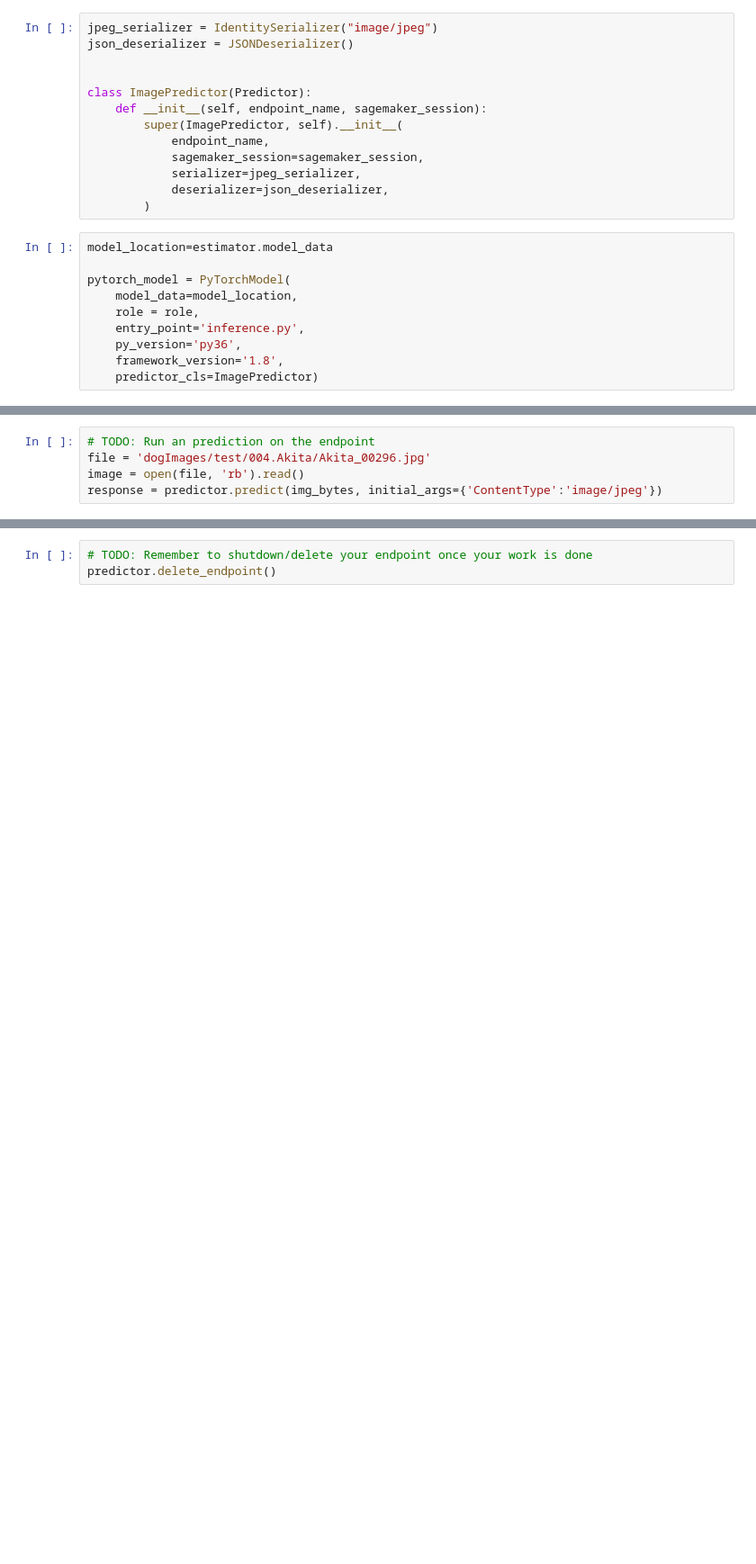
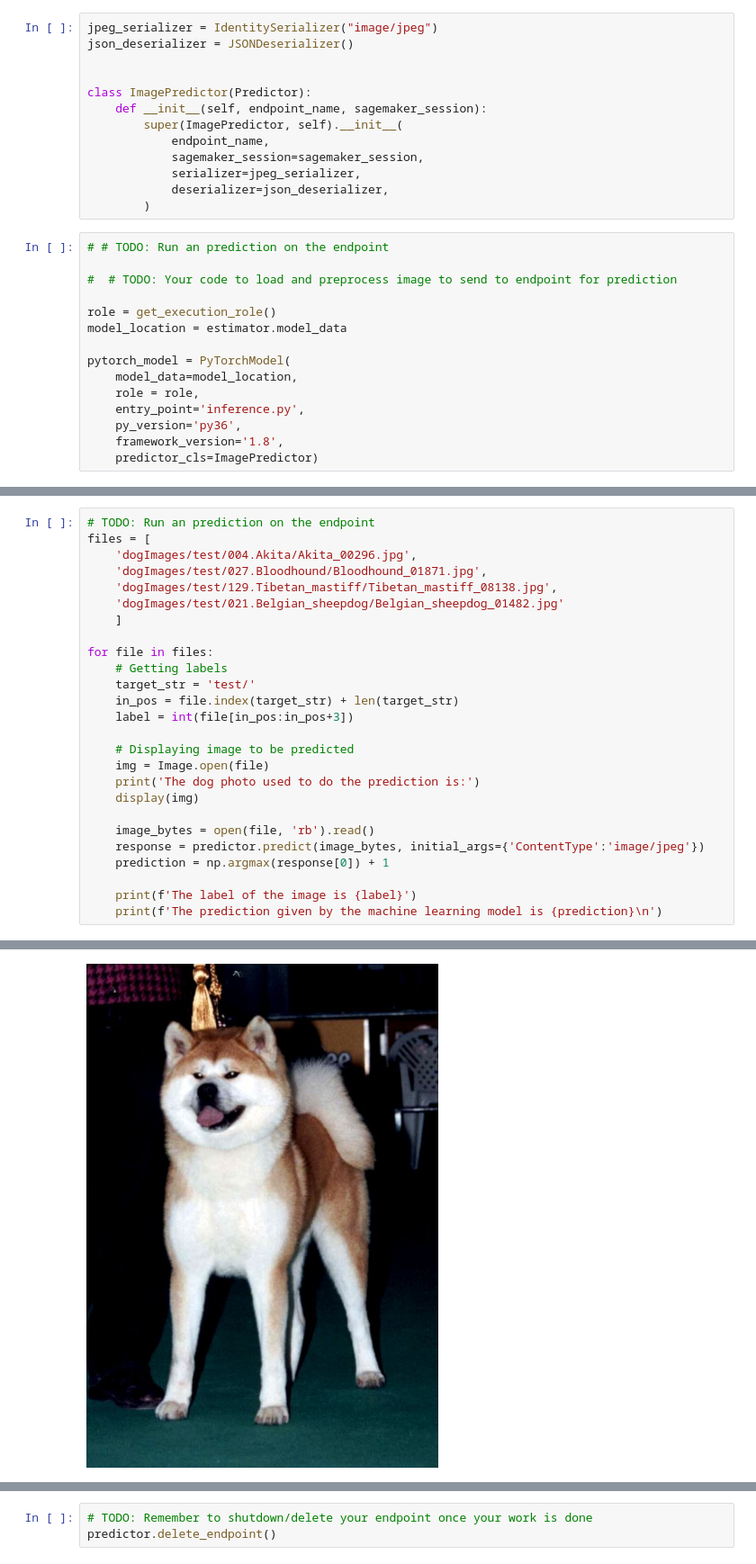
Before and after one commit to higorpr/ML_Engineering_Project_3, a Jupyter notebook: train_and_deploy.ipynb, the cells around one changed output, grey strips where cells are left out. Shown at 90% size. Saved outputs shown, nothing was run; the diff lists cells and outputs as text; blank space fills up the shorter version.

```diff
--- a/train_and_deploy.ipynb
+++ b/train_and_deploy.ipynb
@@ -470,7 +448,12 @@ class ImagePredictor(Predictor):
             deserializer=json_deserializer,
         )
 # %%
-model_location=estimator.model_data
+# # TODO: Run an prediction on the endpoint
+
+#  # TODO: Your code to load and preprocess image to send to endpoint for prediction
+
+role = get_execution_role()
+model_location = estimator.model_data
 
 pytorch_model = PyTorchModel(
     model_data=model_location,
@@ -505,5 +475,0 @@ Image.open(io.BytesIO(img_bytes))
-# %%
-# TODO: Run an prediction on the endpoint
-file = 'dogImages/test/004.Akita/Akita_00296.jpg'
-image = open(file, 'rb').read()
-response = predictor.predict(img_bytes, initial_args={'ContentType':'image/jpeg'})
@@ -559,0 +476,27 @@ TypeError: expected str, bytes or os.PathLike object, not Image
+# %%
+# TODO: Run an prediction on the endpoint
+files = [
+    'dogImages/test/004.Akita/Akita_00296.jpg',
+    'dogImages/test/027.Bloodhound/Bloodhound_01871.jpg',
+    'dogImages/test/129.Tibetan_mastiff/Tibetan_mastiff_08138.jpg',
+    'dogImages/test/021.Belgian_sheepdog/Belgian_sheepdog_01482.jpg'
+    ]
+
+for file in files:
+    # Getting labels
+    target_str = 'test/'
+    in_pos = file.index(target_str) + len(target_str)
+    label = int(file[in_pos:in_pos+3])
+
+    # Displaying image to be predicted
+    img = Image.open(file)
+    print('The dog photo used to do the prediction is:')
+    display(img)
+
+    image_bytes = open(file, 'rb').read()
+    response = predictor.predict(image_bytes, initial_args={'ContentType':'image/jpeg'})
+    prediction = np.argmax(response[0]) + 1
+
+    print(f'The label of the image is {label}')
+    print(f'The prediction given by the machine learning model is {prediction}\n')
+# %% [output]
@@ -559,0 +504 @@ TypeError: expected str, bytes or os.PathLike object, not Image
+[figure, added]
```
Also changed, not shown: parts of 26 cells of this notebook, 10 other files.
